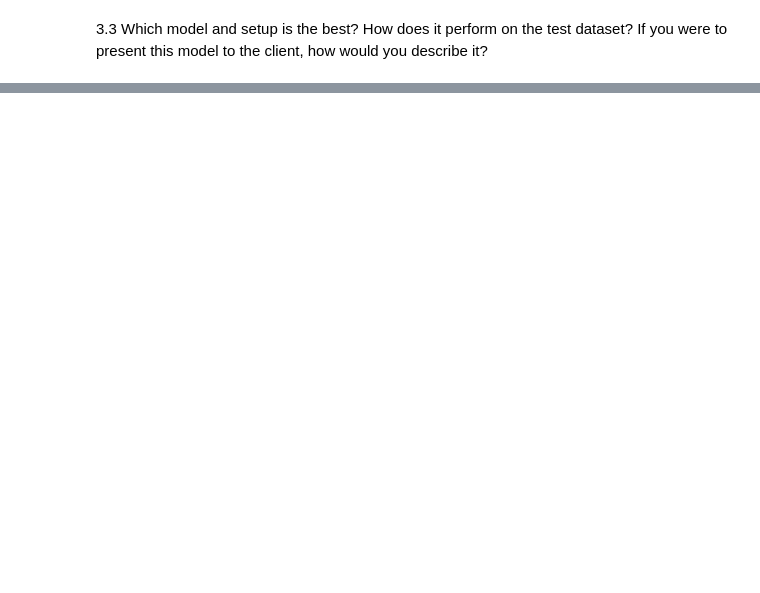
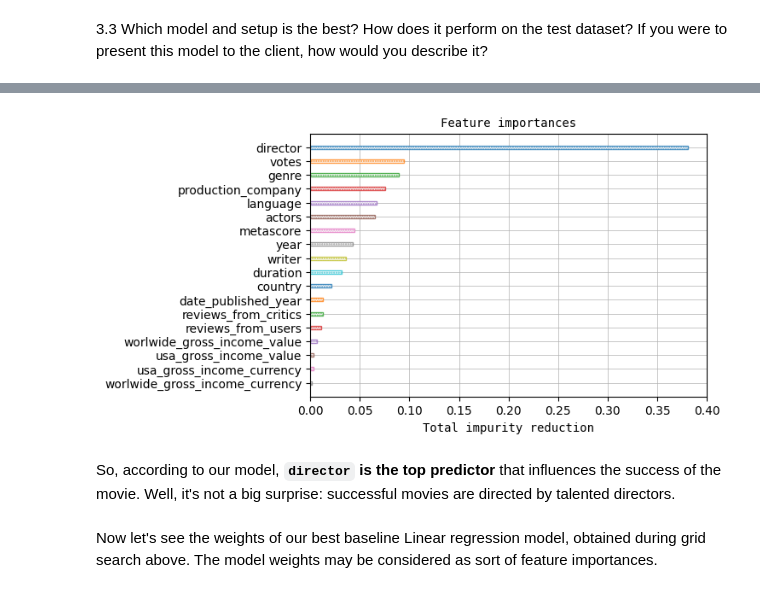
Before and after one commit to andrewha/mds2022, a Jupyter notebook: ML/ML_Week6_Final_Batyrov.ipynb, the cells around one changed output, grey strips where cells are left out. Cells and saved outputs as stored; diff of their text form; code cells hidden in the pictures; blank space fills up the shorter version.

```diff
--- a/ML/ML_Week6_Final_Batyrov.ipynb
+++ b/ML/ML_Week6_Final_Batyrov.ipynb
@@ -1392,0 +1389,5 @@ cross_val_score(model_gb, X_train, y_train, cv=5, scoring='r2', n_jobs=-1)#.mean
+# %%
+# Overall best estimator
+best_estimator = grid_pipe.best_estimator_
+print(f'Best estimator:  {best_estimator.steps[1][1]}')
+print(f'Best mean score: {grid_pipe.best_score_:.2f}')
@@ -1394,0 +1467,8 @@ cross_val_score(model_gb, X_train, y_train, cv=5, scoring='r2', n_jobs=-1)#.mean
+# %%
+feature_importances_df = pd.DataFrame([best_estimator.feature_names_in_, best_estimator.steps[1][1].feature_importances_]).T \
+                        .rename(columns={0: 'feature', 1: 'importance'}) \
+                        .sort_values(by='importance', ascending=False) \
+                        .reset_index(drop=True)
+feature_importances_df.style\
+    .highlight_quantile(subset='importance', q_left=0.8, color='lightgreen')\
+    .set_caption('<h4>Feature importances (green = top 20%)</h4>')
@@ -1394,0 +1494,8 @@ cross_val_score(model_gb, X_train, y_train, cv=5, scoring='r2', n_jobs=-1)#.mean
+# %%
+plot_bar(feature_importances_df, 'feature', 'importance', 'Total impurity reduction', 'Feature importances', 'horizontal')
+# %% [output]
+[figure, added]
+# %% [markdown]
+So, according to our model, __`director` is the top predictor__ that influences the success of the movie. Well, it's not a big surprise: successful movies are directed by talented directors.
+# %% [markdown]
+Now let's see the weights of our best baseline Linear regression model, obtained during grid search above. The model weights may be considered as sort of feature importances.
```
Also changed, not shown: parts of 85 cells of this notebook.
